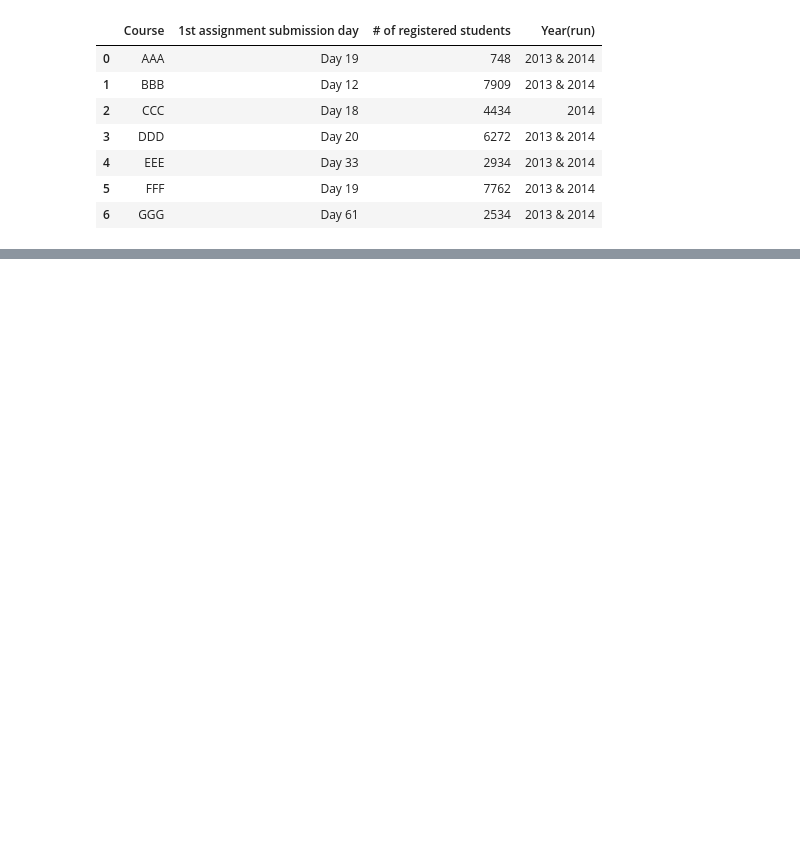
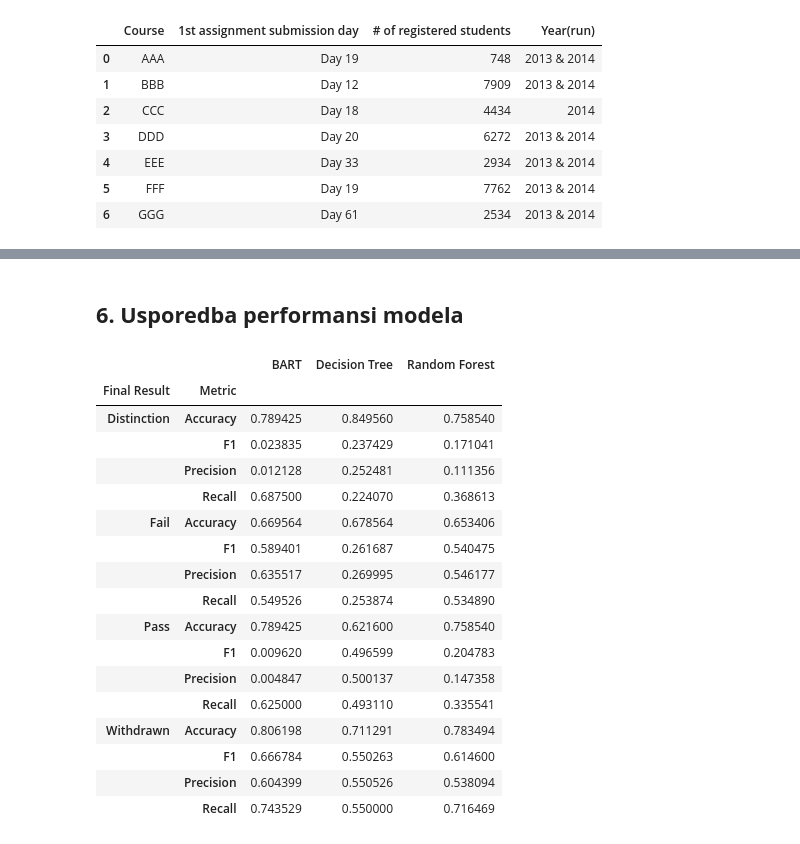
Before and after one commit to mmarfat/uzop-project, a Jupyter notebook: UZOP-Projekt.ipynb, the cells around one changed output, grey strips where cells are left out. Drawn from its saved outputs; the diff is of its cells as text; code cells hidden in the pictures; blank space fills up the shorter version.

```diff
--- a/UZOP-Projekt.ipynb
+++ b/UZOP-Projekt.ipynb
@@ -159,0 +325,79 @@ analysis_table.head()
+# %% [markdown]
+<h2><b>6. Usporedba performansi modela</b></h2>
+# %%
+modelPerformance = pd.DataFrame(columns=['', 'Metric', 'score', 'Final Result'])
+modelResults = [precisionWithdrawnDt, recallWithdrawnDt, f1WithdrawnDt, accuracyWithdrawnDt,
+               precisionFailDt, recallFailDt, f1FailDt, accuracyFailDt,
+               precisionPassDt, recallPassDt, f1PassDt, accuracyPassDt,
+               precisionDistinctionDt, recallDistinctionDt, f1DistinctionDt, accuracyDistinctionDt,
+               precisionWithdrawnRf, recallWithdrawnRf, f1WithdrawnRf, accuracyWithdrawnRf,
+               precisionPassRf, recallPassRf, f1PassRf, accuracyPassRf,
+               precisionFailRf, recallFailRf, f1FailRf, accuracyFailRf,
+               precisionDistinctionRf, recallDistinctionRf, f1DistinctionRf, accuracyFailRf,
+               precisionWithdrawnBart, recallWithdrawnBart, f1WithdrawnBart, accuracyWithdrawnBart,
+               precisionPassBart, recallPassBart, f1PassBart, accuracyPassBart,
+               precisionFailBart, recallFailBart, f1FailBart, accuracyFailBart,
+               precisionDistinctionBart, recallDistinctionBart, f1DistinctionBart, accuracyFailBart]
+
+res = ""
+for c, i in enumerate(modelResults):
+    if(c < 4 or (c >= 16 and c < 20) or (c >= 32 and c < 36)):
+        res = "Withdrawn"
+    elif((c >= 4 and c < 8) or (c >= 20 and c < 24) or (c >= 36 and c < 40)):
+        res = "Fail"
+    elif((c >= 8 and c < 12) or (c >= 24 and c < 28) or (c >= 40 and c < 44)):
+        res = "Pass"
+    else:
+        res = "Distinction"
+
+    if(c < 16):
+        if(c % 4 == 0):
+            modelPerformance.loc[c] = ['Decision Tree'] + ['Precision'] + [i] + [res]
+        elif (c % 4 == 1):
+            modelPerformance.loc[c] = ['Decision Tree'] + ['Recall'] + [i] + [res]
+        elif (c % 4 == 2):
+            modelPerformance.loc[c] = ['Decision Tree'] + ['F1'] + [i] + [res]
+        else:
+            modelPerformance.loc[c] = ['Decision Tree'] + ['Accuracy'] + [i] + [res]
+
+    elif (c >= 16 and c < 32):
+        if(c % 4 == 0):
+            modelPerformance.loc[c] = ['Random Forest'] + ['Precision'] + [i] + [res]
+        elif (c % 4 == 1):
+            modelPerformance.loc[c] = ['Random Forest'] + ['Recall'] + [i] + [res]
+        elif (c % 4 == 2):
+            modelPerformance.loc[c] = ['Random Forest'] + ['F1'] + [i] + [res]
+        else:
+            modelPerformance.loc[c] = ['Random Forest'] + ['Accuracy'] + [i] + [res]
+
+    else:
+        if(c % 4 == 0):
+            modelPerformance.loc[c] = ['BART'] + ['Precision'] + [i] + [res]
+        elif (c % 4 == 1):
+            modelPerformance.loc[c] = ['BART'] + ['Recall'] + [i] + [res]
+        elif (c % 4 == 2):
+            modelPerformance.loc[c] = ['BART'] + ['F1'] + [i] + [res]
+        else:
+            modelPerformance.loc[c] = ['BART'] + ['Accuracy'] + [i] + [res]
+
+modelPerformance = pd.pivot_table(modelPerformance, values='score', index=['Final Result', 'Metric'], columns='')
+modelPerformance
+# %% [output]
+|  |  | BART | Decision Tree | Random Forest |
+| Final Result | Metric |  |  |  |
+| Distinction | Accuracy | 0.789425 | 0.849560 | 0.758540 |
+|  | F1 | 0.023835 | 0.237429 | 0.171041 |
+|  | Precision | 0.012128 | 0.252481 | 0.111356 |
+|  | Recall | 0.687500 | 0.224070 | 0.368613 |
+| Fail | Accuracy | 0.669564 | 0.678564 | 0.653406 |
+|  | F1 | 0.589401 | 0.261687 | 0.540475 |
+|  | Precision | 0.635517 | 0.269995 | 0.546177 |
+|  | Recall | 0.549526 | 0.253874 | 0.534890 |
+| Pass | Accuracy | 0.789425 | 0.621600 | 0.758540 |
+|  | F1 | 0.009620 | 0.496599 | 0.204783 |
+|  | Precision | 0.004847 | 0.500137 | 0.147358 |
+|  | Recall | 0.625000 | 0.493110 | 0.335541 |
+| Withdrawn | Accuracy | 0.806198 | 0.711291 | 0.783494 |
+|  | F1 | 0.666784 | 0.550263 | 0.614600 |
+|  | Precision | 0.604399 | 0.550526 | 0.538094 |
+|  | Recall | 0.743529 | 0.550000 | 0.716469 |
```
Also changed, not shown: parts of 21 cells of this notebook.
